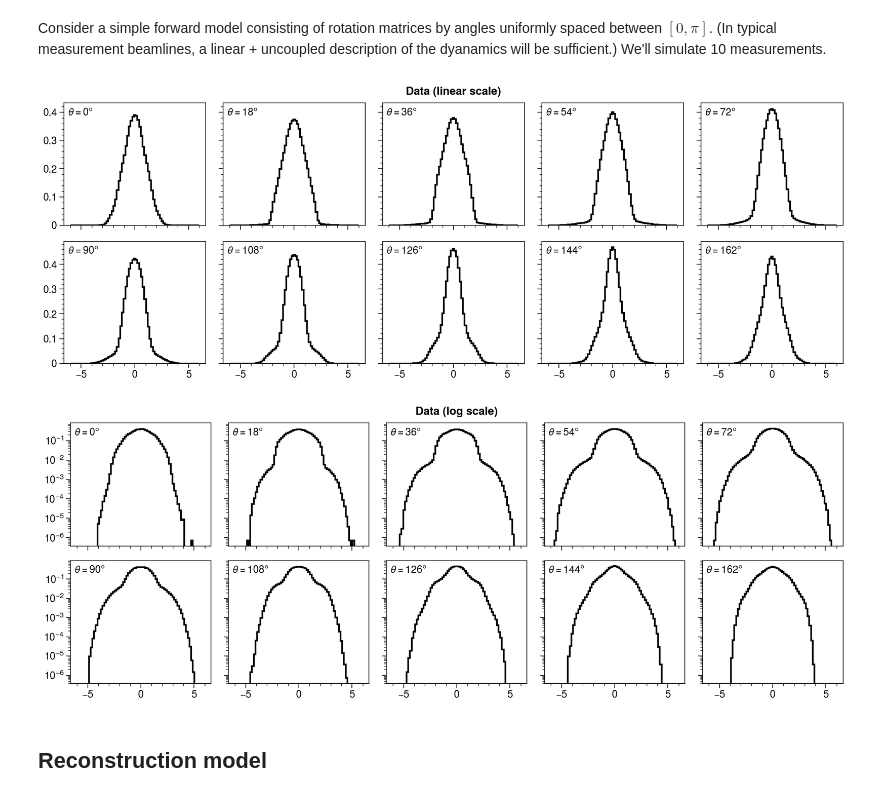
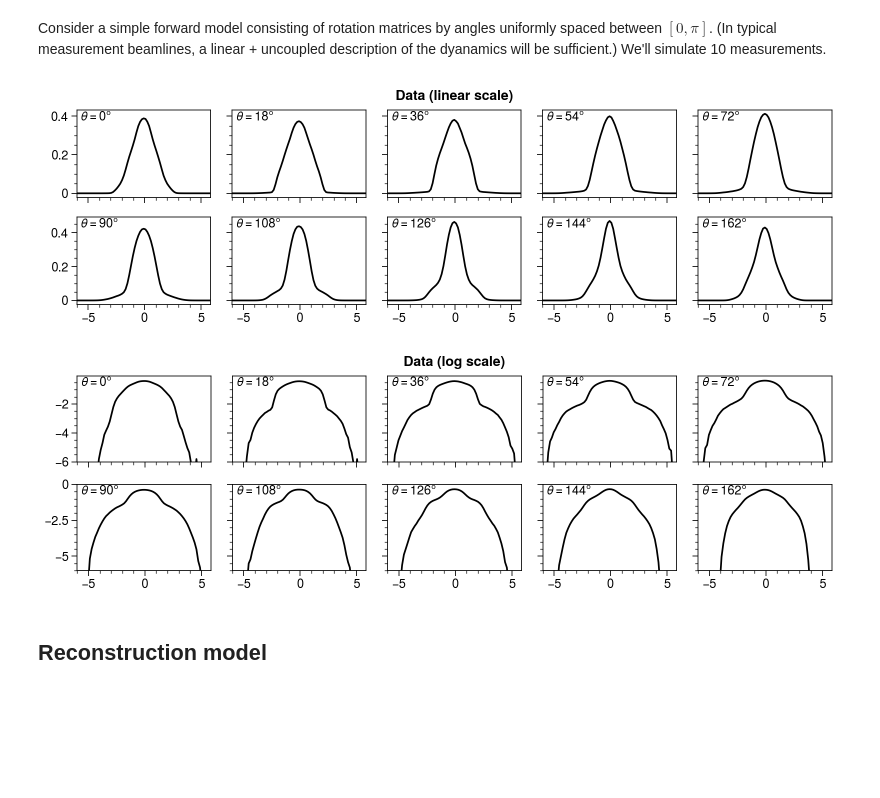
Before and after one commit to austin-hoover/blog, a Jupyter notebook: posts/2025-03-22_hdr-ment/index.ipynb, the cells around one changed output. Saved outputs shown, nothing was run; the diff lists cells and outputs as text; code cells hidden in the pictures; blank space fills up the shorter version.

Commit message:
Fix image width

```diff
--- a/posts/2025-03-22_hdr-ment/index.ipynb
+++ b/posts/2025-03-22_hdr-ment/index.ipynb
@@ -175,25 +175,25 @@ projections = ment.simulate(x_true, transforms, diagnostics)
 # %%
 # | code-fold: true
 for log in [False, True]:
-    fig, axs = plt.subplots(ncols=5, nrows=2, figheight=3.75, figwidth=10.0)
-    for ax, projection, phase_advance in zip(
-        axs[:10], ment.unravel(projections), phase_advances
-    ):
-        ax.stairs(projection.values, projection.edges, color="black", lw=1.5)
+    fig, axs = plt.subplots(ncols=5, nrows=2, figheight=2.5, figwidth=8.0)
+    for ax, projection, phase_advance in zip(axs[:10], ment.unravel(projections), phase_advances):
+        x = projection.edges
+        y = projection.values.copy()
+        if log:
+            y = np.log10(y + 1e-7)
+        ax.plot(x[:-1], y, color="black", lw=1.25)
         ax.annotate(
             r"$\theta = {:0.0f}\degree$".format(np.degrees(phase_advance)),
-            xy=(0.025, 0.9),
+            xy=(0.025, 0.88),
             xycoords="axes fraction",
         )
     if log:
-        axs.format(yscale="log", yformatter="log")
-    if log:
-        axs.format(suptitle="Data (log scale)")
+        axs.format(suptitle="Data (log scale)", ymin=-6.0)
     else:
         axs.format(suptitle="Data (linear scale)")
 # %% [output]
-[figure, old version]
+[figure, new version]
-[figure, old version]
+[figure, new version]
 # %% [markdown]
 ## Reconstruction model
 # %% [markdown]
```
Also changed, not shown: parts of 2 cells of this notebook.
